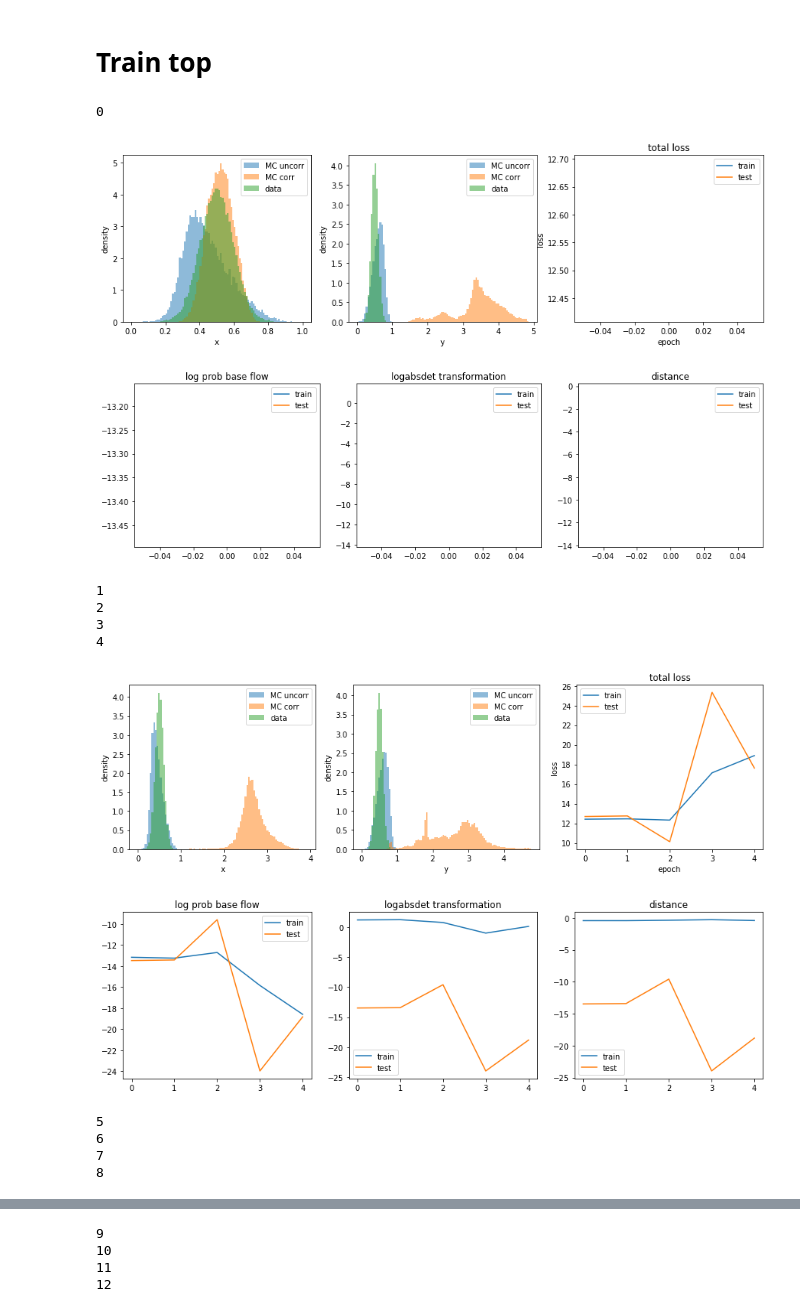
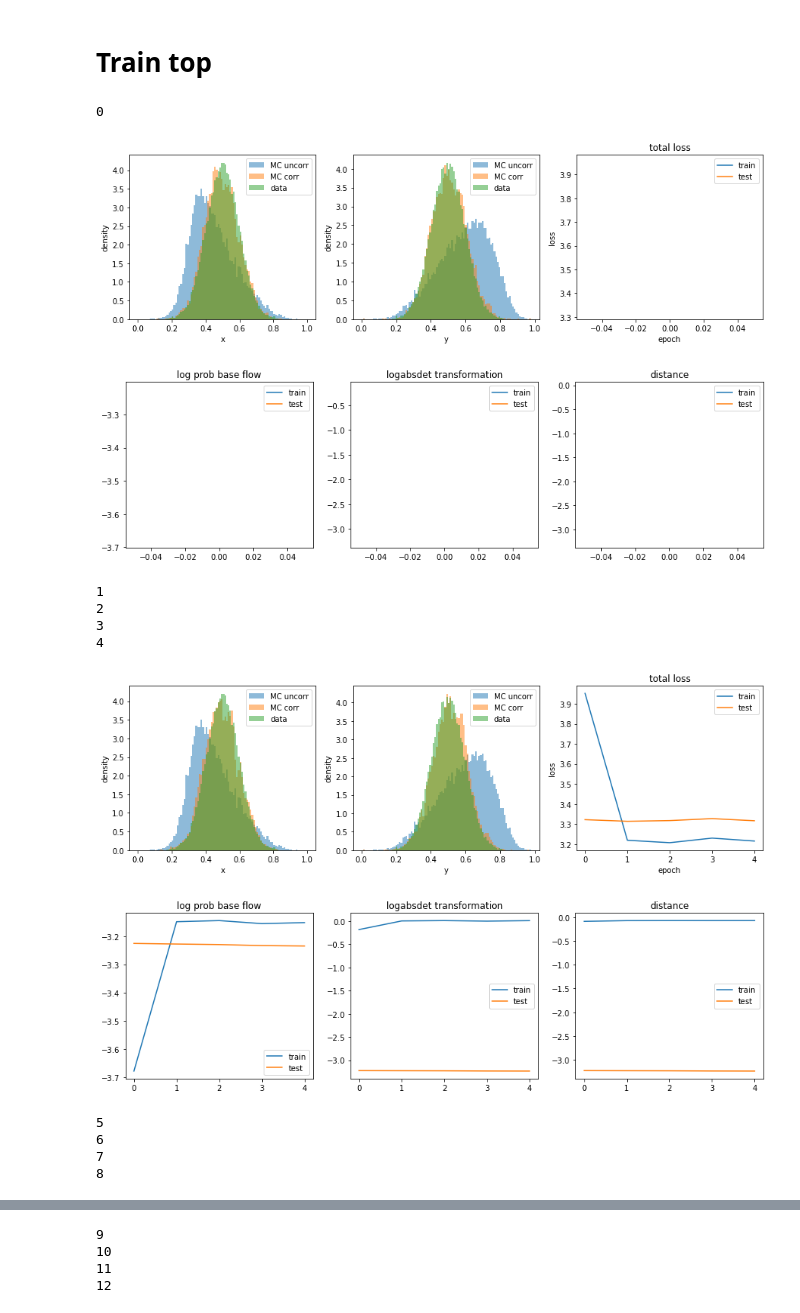
Before and after one commit to maxgalli/SSNF2, a Jupyter notebook: notebooks/fff_study_zuko.ipynb, the cells around one changed output, grey strips where cells are left out. Saved outputs shown, nothing was run; the diff lists cells and outputs as text; code cells hidden in the pictures.

```diff
--- a/notebooks/fff_study_zuko.ipynb
+++ b/notebooks/fff_study_zuko.ipynb
@@ -70,6 +70,16 @@ rows = 100000
 rows_test = 100000
 batch_size = 1000
 print(len(df), len(df_test))
+
+prep = {}
+for var in input_vars:
+    sc = StandardScaler()
+    df_target[var] = sc.fit_transform(df_target[var].values.reshape(-1, 1))
+    df[var] = sc.transform(df[var].values.reshape(-1, 1))
+    df_test[var] = sc.transform(df_test[var].values.reshape(-1, 1))
+    df_target_test[var] = sc.transform(df_target_test[var].values.reshape(-1, 1))
+    prep[var] = sc
+
 mc_dataset_train = MyDataset(df, context_vars, input_vars, device=device, rows=rows)
 mc_loader_train = DataLoader(mc_dataset_train, batch_size=batch_size)
 data_dataset_train = MyDataset(df_target, context_vars, input_vars, device=device, rows=rows)
@@ -365,9 +375,9 @@ fffmodel = FFFZuko(
    zuko.flows.NSF(
         features=ninput,
         context=ncontext,
-        transforms=12,
-        bins=12,
-        hidden_features=[256]*2
+        transforms=16,
+        bins=16,
+        hidden_features=[512]*2
     ),
     flow_mc,
     flow_data
@@ -376,7 +386,7 @@ fffmodel = FFFZuko(
 set_penalty(
     fffmodel,
     "l1",
-    0.1,
+    0.05,
     False
 )
 fffmodel = fffmodel.to(device)
@@ -485,6 +495,13 @@ for epoch in range(epochs):
         x_mc_corr, y_mc_corr = mc_corr['x'].values, mc_corr['y'].values
         x_data, y_data = data['x'].values, data['y'].values
 
+        x_mc_uncorr = prep['x'].inverse_transform(x_mc_uncorr)
+        y_mc_uncorr = prep['y'].inverse_transform(y_mc_uncorr)
+        x_mc_corr = prep['x'].inverse_transform(x_mc_corr)
+        y_mc_corr = prep['y'].inverse_transform(y_mc_corr)
+        x_data = prep['x'].inverse_transform(x_data)
+        y_data = prep['y'].inverse_transform(y_data)
+
         x_min = min(x_mc_uncorr.min(), x_mc_corr.min(), x_data.min())
         x_max = max(x_mc_uncorr.max(), x_mc_corr.max(), x_data.max())
         ax1.hist(x_mc_uncorr, bins=100, range=(x_min, x_max), density=True, alpha=0.5, label='MC uncorr', weights=weights)
@@ -501,37 +518,37 @@ for epoch in range(epochs):
         ax2.set_xlabel('y')
         ax2.set_ylabel('density')
         ax2.legend()
         ax3.plot(train_history, label='train')
         ax3.plot(test_history, label='test')
         ax3.set_xlabel('epoch')
         ax3.set_ylabel('loss')
         ax3.set_title('total loss')
         ax3.legend()
         plt.show()
         fig, (ax1, ax2, ax3) = plt.subplots(1, 3, figsize=(15, 4))
         ax1.plot(train_history1, label='train')
         ax1.plot(test_history1, label='test')
         ax1.set_title('log prob base flow')
         ax1.legend()
         ax2.plot(train_history2, label='train')
         ax2.plot(test_history1, label='test')
         ax2.set_title('logabsdet transformation')
         ax2.legend()
         ax3.plot(train_history3, label='train')
         ax3.plot(test_history1, label='test')
         ax3.set_title('distance')
         ax3.legend()
         plt.show()
 # %% [output]
 0
-[figure, old version]
+[figure, new version]
-[figure, old version]
+[figure, new version]
 1
 2
 3
 4
-[figure, old version]
+[figure, new version]
-[figure, old version]
+[figure, new version]
 5
 6
 7
```
Also changed, not shown: parts of 4 cells of this notebook.
